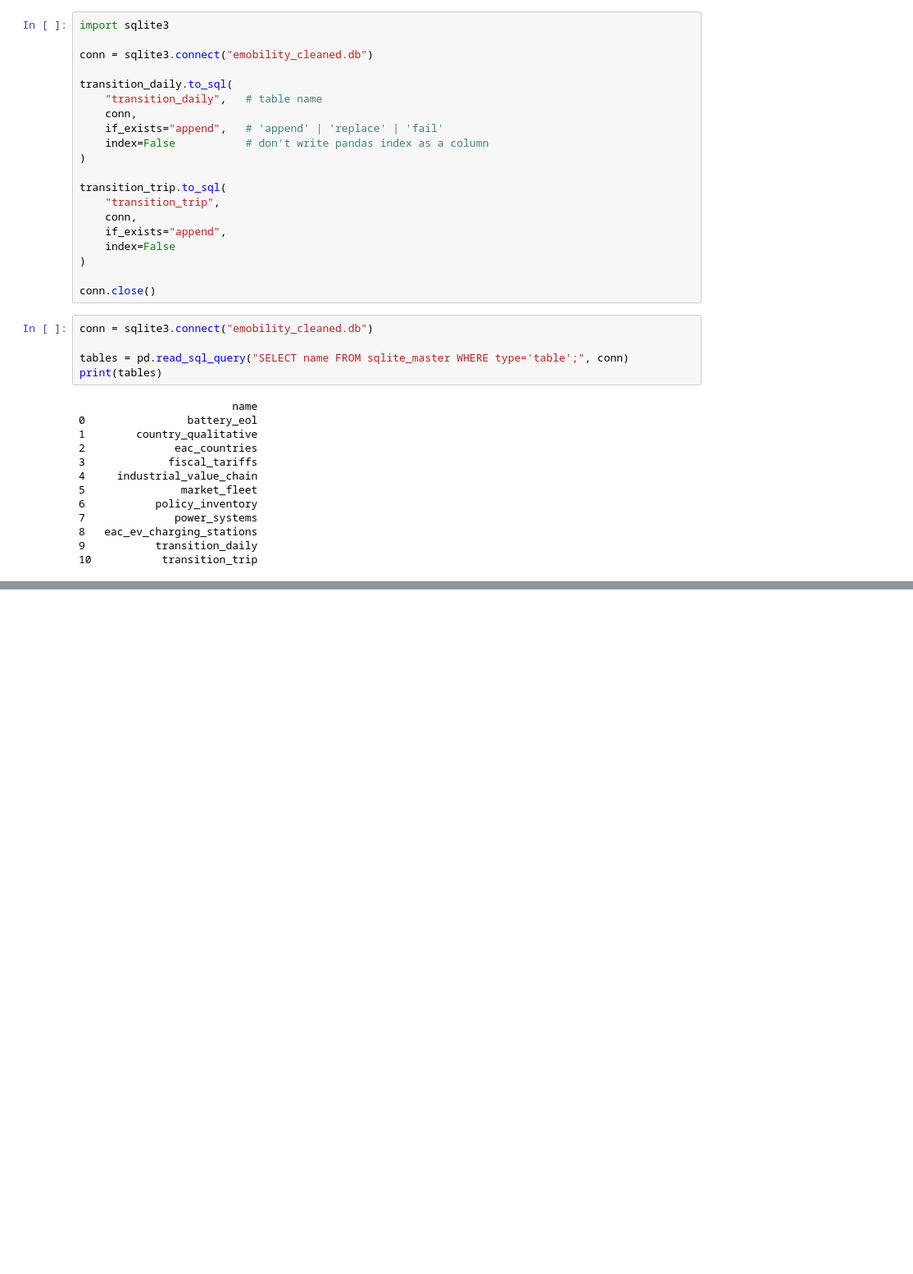
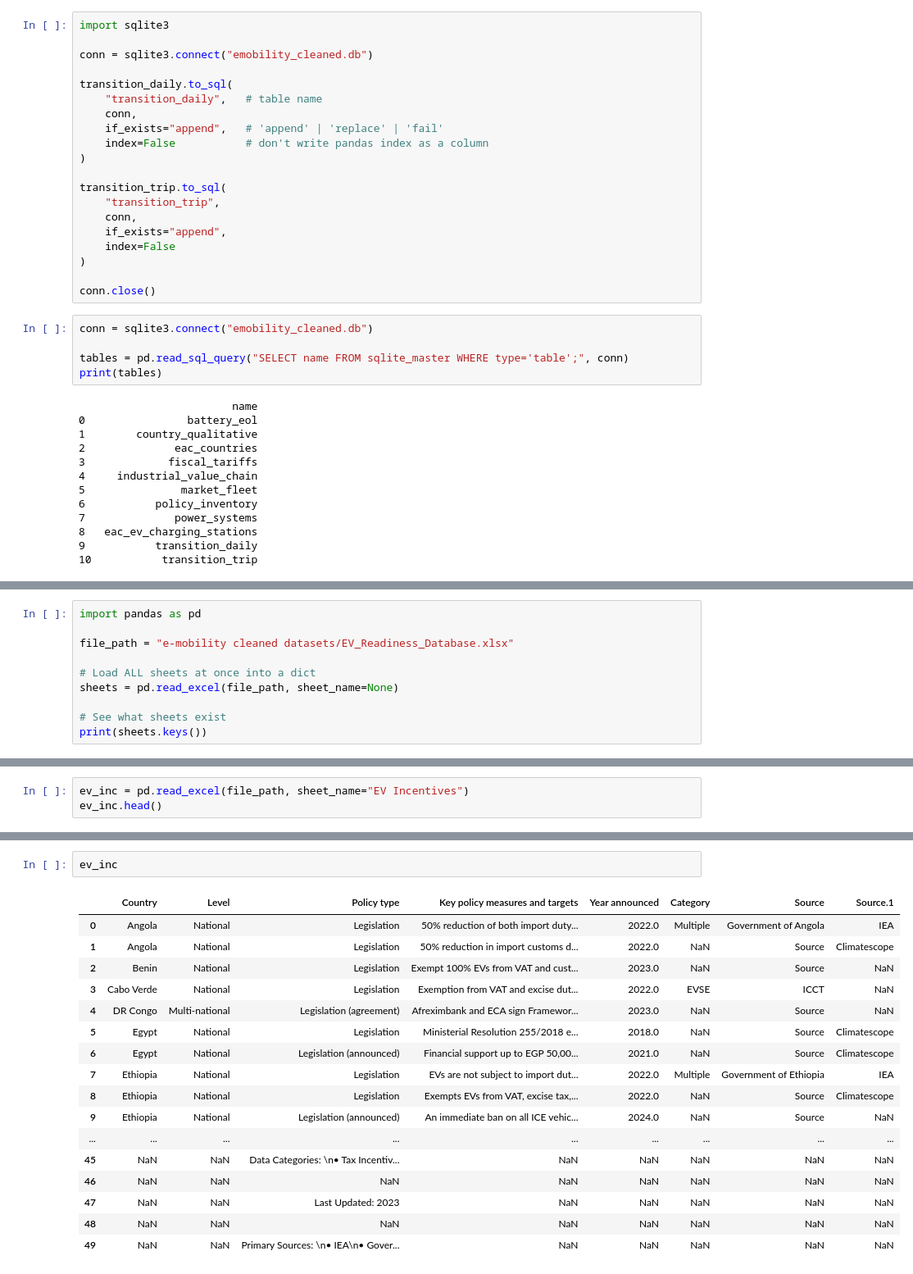
Before and after one commit to kennethnyangweso/EAC-UNEP-E-Mobility-Analytics-Forecasting, a Jupyter notebook: Notebooks/Data Engineering & Cleaning.ipynb, the cells around one changed output, grey strips where cells are left out. Shown at 82% size. Saved outputs shown, nothing was run; the diff lists cells and outputs as text; blank space fills up the shorter version.

Commit message:
data engineering

```diff
--- a/Notebooks/Data Engineering & Cleaning.ipynb
+++ b/Notebooks/Data Engineering & Cleaning.ipynb
@@ -2077,0 +2149,10 @@ print(tables)
+# %%
+import pandas as pd
+
+file_path = "e-mobility cleaned datasets/EV_Readiness_Database.xlsx"
+
+# Load ALL sheets at once into a dict
+sheets = pd.read_excel(file_path, sheet_name=None)
+
+# See what sheets exist
+print(sheets.keys())
@@ -2077,0 +2275,3 @@ print(tables)
+# %%
+ev_inc = pd.read_excel(file_path, sheet_name="EV Incentives")
+ev_inc.head()
@@ -2077,0 +2285,20 @@ print(tables)
+# %%
+ev_inc
+# %% [output]
+|  | Country | Level | Policy type | Key policy measures and targets | Year announced | Category | Source | Source.1 |
+| 0 | Angola | National | Legislation | 50% reduction of both import duty... | 2022.0 | Multiple | Government of Angola | IEA |
+| 1 | Angola | National | Legislation | 50% reduction in import customs d... | 2022.0 | NaN | Source | Climatescope |
+| 2 | Benin | National | Legislation | Exempt 100% EVs from VAT and cust... | 2023.0 | NaN | Source | NaN |
+| 3 | Cabo Verde | National | Legislation | Exemption from VAT and excise dut... | 2022.0 | EVSE | ICCT | NaN |
+| 4 | DR Congo | Multi-national | Legislation (agreement) | Afreximbank and ECA sign Framewor... | 2023.0 | NaN | Source | NaN |
+| 5 | Egypt | National | Legislation | Ministerial Resolution 255/2018 e... | 2018.0 | NaN | Source | Climatescope |
+| 6 | Egypt | National | Legislation (announced) | Financial support up to EGP 50,00... | 2021.0 | NaN | Source | Climatescope |
+| 7 | Ethiopia | National | Legislation | EVs are not subject to import dut... | 2022.0 | Multiple | Government of Ethiopia | IEA |
+| 8 | Ethiopia | National | Legislation | Exempts EVs from VAT, excise tax,... | 2022.0 | NaN | Source | Climatescope |
+| 9 | Ethiopia | National | Legislation (announced) | An immediate ban on all ICE vehic... | 2024.0 | NaN | Source | NaN |
+| ... | ... | ... | ... | ... | ... | ... | ... | ... |
+| 45 | NaN | NaN | Data Categories: \n• Tax Incentiv... | NaN | NaN | NaN | NaN | NaN |
+| 46 | NaN | NaN | NaN | NaN | NaN | NaN | NaN | NaN |
+| 47 | NaN | NaN | Last Updated: 2023 | NaN | NaN | NaN | NaN | NaN |
+| 48 | NaN | NaN | NaN | NaN | NaN | NaN | NaN | NaN |
+| 49 | NaN | NaN | Primary Sources: \n• IEA\n• Gover... | NaN | NaN | NaN | NaN | NaN |
```
Also changed, not shown: parts of 63 cells of this notebook, 16 other files.
